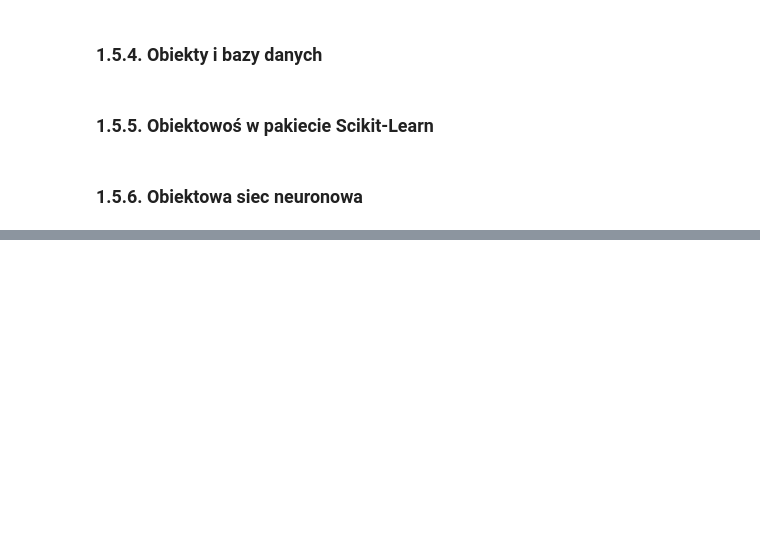
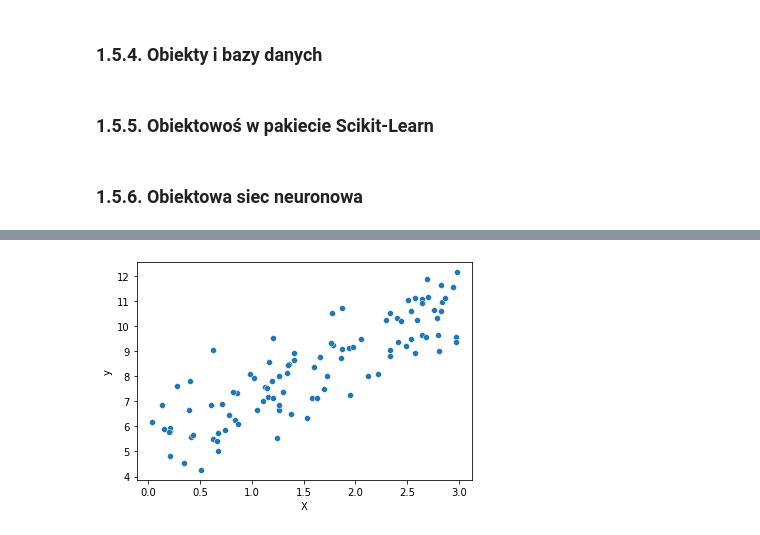
Before and after one commit to sebkaz/RTA_code, a Jupyter notebook: rozdzial 1/rozdzial1.ipynb, the cells around one changed output, grey strips where cells are left out. Saved outputs shown, nothing was run; the diff lists cells and outputs as text; code cells hidden in the pictures; blank space fills up the shorter version.

```diff
--- a/rozdzial 1/rozdzial1.ipynb
+++ b/rozdzial 1/rozdzial1.ipynb
@@ -723,0 +838,4 @@ parametry
+# %%
+df2 = pd.DataFrame(X,columns=['X'])
+# %%
+df2['y'] = y
@@ -723,0 +858,8 @@ parametry
+# %%
+import seaborn as sb
+import pandas as pd
+
+sb.scatterplot(data = df2, x='X',y='y')
+plt.savefig('punkty1.eps')
+# %% [output]
+[figure, added]
```
Also changed, not shown: parts of 34 cells of this notebook, 3 other files.
